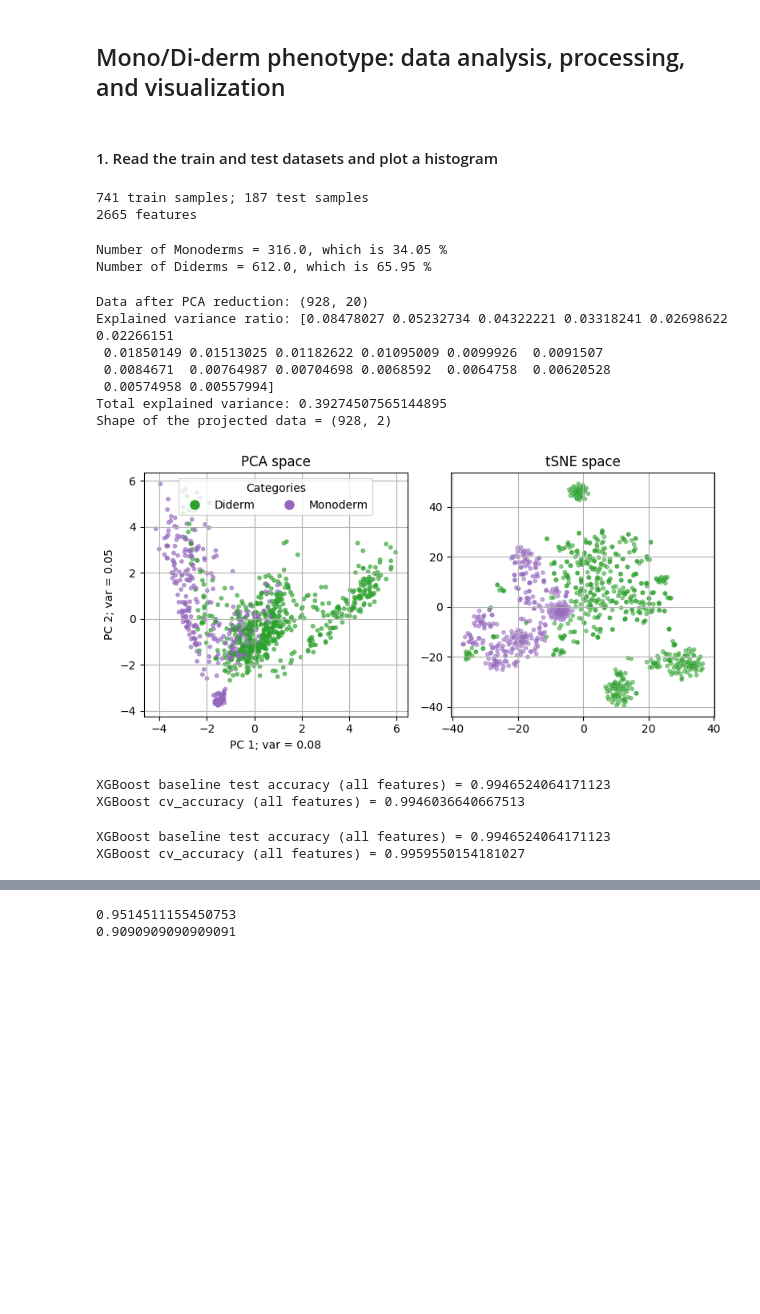
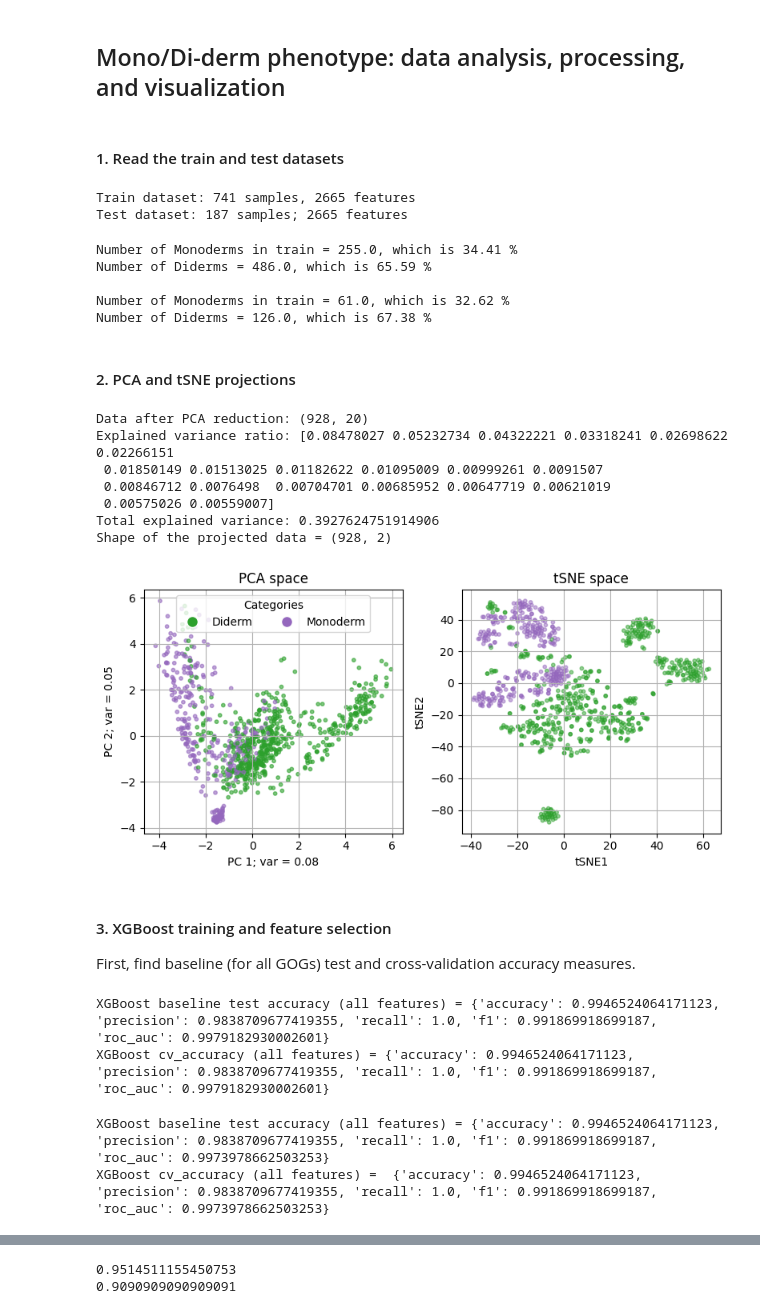
Before and after one commit to oist/gene-context, a Jupyter notebook: jupyter_notebooks/didermy_data.ipynb, the cells around one changed output, grey strips where cells are left out. Cells and saved outputs as stored; diff of their text form; code cells hidden in the pictures; blank space fills up the shorter version.

```diff
--- a/jupyter_notebooks/didermy_data.ipynb
+++ b/jupyter_notebooks/didermy_data.ipynb
@@ -1,7 +1,7 @@
 # %% [markdown]
 ## Mono/Di-derm phenotype: data analysis, processing, and visualization
 # %% [markdown]
-#### 1. Read the train and test datasets and plot a histogram
+#### 1. Read the train and test datasets
 # %%
 import pandas as pd
 import numpy as np
@@ -18,77 +18,89 @@ if parent_dir not in sys.path:
 
 from utils.utils import read_diderm_data, pca_run_and_plot, tsne_plot
 
-device = torch.device("cuda" if torch.cuda.is_available() else "cpu")
+DEVICE = torch.device("cuda" if torch.cuda.is_available() else "cpu")
 
 data_filename_train = "../data_diderm/all_gene_annotations.training.tsv"
 data_filename_test = "../data_diderm/all_gene_annotations.testing.tsv"
 data_filename_all = "../data_diderm/all_gene_annotations.tsv"
 y_filename = "../data_diderm/gold_standard1.tsv"
 
-
-X_val_all, y_label_all, X_column_names = read_diderm_data(data_filename_all, y_filename, device) #{'Diderm': 0, 'Monoderm': 1}
-X_val_train, y_label_train, X_column_names = read_diderm_data(data_filename_train, y_filename, device) #{'Diderm': 0, 'Monoderm': 1}
-X_val_test, y_label_test, X_column_names = read_diderm_data(data_filename_test, y_filename, device) #{'Diderm': 0, 'Monoderm': 1}
-print(f"{len(X_val_train)} train samples; {len(X_val_test)} test samples")
-print(f"{len(X_val_train[0])} features")
+X_val_all, y_label_all, X_column_names = read_diderm_data(data_filename_all, y_filename, DEVICE) #{'Diderm': 0, 'Monoderm': 1}
+X_val_train, y_label_train, X_column_names = read_diderm_data(data_filename_train, y_filename, DEVICE)
+X_val_test, y_label_test, X_column_names = read_diderm_data(data_filename_test, y_filename, DEVICE)
+print(f"Train dataset: {len(X_val_train)} samples, {len(X_val_train[0])} features")
+print(f"Test dataset: {len(X_val_test)} samples; {len(X_val_test[0])} features")
 # %% [output]
-741 train samples; 187 test samples
-2665 features
+Train dataset: 741 samples, 2665 features
+Test dataset: 187 samples; 2665 features
 # %%
-num_mono = float(sum(y_label_all.cpu()))
-num_di = float(len(y_label_all.cpu()) - num_mono)
+num_mono_train = float(sum(y_label_train.cpu()))
+num_di_train = float(len(y_label_train.cpu()) - num_mono_train)
+print(f"Number of Monoderms in train = {num_mono_train}, which is {round(100*num_mono_train/(num_mono_train+num_di_train),2)} %")
+print(f"Number of Diderms = {num_di_train}, which is {round(100*num_di_train/(num_mono_train+num_di_train),2)} %\n")
 
-print(f"Number of Monoderms = {num_mono}, which is {round(100*num_mono/(num_mono+num_di),2)} %")
-print(f"Number of Diderms = {num_di}, which is {round(100*num_di/(num_mono+num_di),2)} %")
+num_mono_test = float(sum(y_label_test.cpu()))
+num_di_test = float(len(y_label_test.cpu()) - num_mono_test)
+print(f"Number of Monoderms in train = {num_mono_test}, which is {round(100*num_mono_test/(num_mono_test+num_di_test),2)} %")
+print(f"Number of Diderms = {num_di_test}, which is {round(100*num_di_test/(num_mono_test+num_di_test),2)} %")
 # %% [output]
-Number of Monoderms = 316.0, which is 34.05 %
-Number of Diderms = 612.0, which is 65.95 %
+Number of Monoderms in train = 255.0, which is 34.41 %
+Number of Diderms = 486.0, which is 65.59 %
+
+Number of Monoderms in train = 61.0, which is 32.62 %
+Number of Diderms = 126.0, which is 67.38 %
+# %% [markdown]
+#### 2. PCA and tSNE projections
 # %%
 plt.figure(figsize=(8, 4))
 
 # PCA space
 plt.subplot(1, 2, 1)
 n_compon = 20
 colors = ListedColormap(["tab:green", "tab:purple"])
 category_names = ["Diderm" if yi == 0 else "Monoderm" for yi in y_label_all]
 pca_run_and_plot(X_val_all.cpu(), n_compon, y_label_all.cpu(), category_names, colors);
 
 # t-SNE space
 plt.subplot(1, 2, 2)
-tsne_plot(X_val_all.cpu(), y_label_all.cpu(), colors);
+tsne_plot(X_val_all.cpu(), 30, 100, y_label_all.cpu(), colors);
 
 # Display the plots
 plt.tight_layout()
 plt.show()
 # %% [output]
 Data after PCA reduction: (928, 20)
 Explained variance ratio: [0.08478027 0.05232734 0.04322221 0.03318241 0.02698622 0.02266151
- 0.01850149 0.01513025 0.01182622 0.01095009 0.0099926  0.0091507
- 0.0084671  0.00764987 0.00704698 0.0068592  0.0064758  0.00620528
- 0.00574958 0.00557994]
-Total explained variance: 0.39274507565144895
+ 0.01850149 0.01513025 0.01182622 0.01095009 0.00999261 0.0091507
+ 0.00846712 0.0076498  0.00704701 0.00685952 0.00647719 0.00621019
+ 0.00575026 0.00559007]
+Total explained variance: 0.3927624751914906
 Shape of the projected data = (928, 2)
-[figure, old version]
+[figure, new version]
+# %% [markdown]
+#### 3. XGBoost training and feature selection
+
+First, find baseline (for all GOGs) test and cross-validation accuracy measures.
 # %%
 from feature_selection.feature_selection_utils import xgboost_train_accur, xgboost_accur_select_features
 
-(baseline_test_accuracy, cv_accuracy) = xgboost_train_accur(X_val_train, y_label_train, X_val_test, y_label_test, device)
-print(f"XGBoost baseline test accuracy (all features) = {baseline_test_accuracy}")
-print(f"XGBoost cv_accuracy (all features) = {cv_accuracy}")
+cv_accuracy_scores, test_accuracy_scores = xgboost_train_accur(X_val_train, y_label_train, X_val_test, y_label_test, DEVICE)
+print(f"XGBoost baseline test accuracy (all features) = {test_accuracy_scores}")
+print(f"XGBoost cv_accuracy (all features) = {test_accuracy_scores}")
 # %% [output]
-XGBoost baseline test accuracy (all features) = 0.9946524064171123
-XGBoost cv_accuracy (all features) = 0.9946036640667513
+XGBoost baseline test accuracy (all features) = {'accuracy': 0.9946524064171123, 'precision': 0.9838709677419355, 'recall': 1.0, 'f1': 0.991869918699187, 'roc_auc': 0.9979182930002601}
+XGBoost cv_accuracy (all features) = {'accuracy': 0.9946524064171123, 'precision': 0.9838709677419355, 'recall': 1.0, 'f1': 0.991869918699187, 'roc_auc': 0.9979182930002601}
 # %%
 # Presence only signal
 X_train_numpy_pres_only = torch.tensor((X_val_train.cpu().numpy() > 0).astype(int))
 X_test_numpy_pres_only = torch.tensor((X_val_test.cpu().numpy() > 0).astype(int))
 
-(baseline_test_accuracy, cv_accuracy) = xgboost_train_accur(X_train_numpy_pres_only, y_label_train, X_test_numpy_pres_only, y_label_test, device)
-print(f"XGBoost baseline test accuracy (all features) = {baseline_test_accuracy}")
-print(f"XGBoost cv_accuracy (all features) = {cv_accuracy}")
+cv_accuracy_scores, test_accuracy_scores = xgboost_train_accur(X_train_numpy_pres_only, y_label_train, X_test_numpy_pres_only, y_label_test, DEVICE)
+print(f"XGBoost baseline test accuracy (all features) = {test_accuracy_scores}")
+print(f"XGBoost cv_accuracy (all features) =  {test_accuracy_scores}")
 # %% [output]
-XGBoost baseline test accuracy (all features) = 0.9946524064171123
-XGBoost cv_accuracy (all features) = 0.9959550154181027
+XGBoost baseline test accuracy (all features) = {'accuracy': 0.9946524064171123, 'precision': 0.9838709677419355, 'recall': 1.0, 'f1': 0.991869918699187, 'roc_auc': 0.9973978662503253}
+XGBoost cv_accuracy (all features) =  {'accuracy': 0.9946524064171123, 'precision': 0.9838709677419355, 'recall': 1.0, 'f1': 0.991869918699187, 'roc_auc': 0.9973978662503253}
 # %%
 X_train_np = np.array(X_val_train.cpu())
 X_train_transposed = X_train_np.T
```
Also changed, not shown: parts of 33 cells of this notebook, 3 other files.
